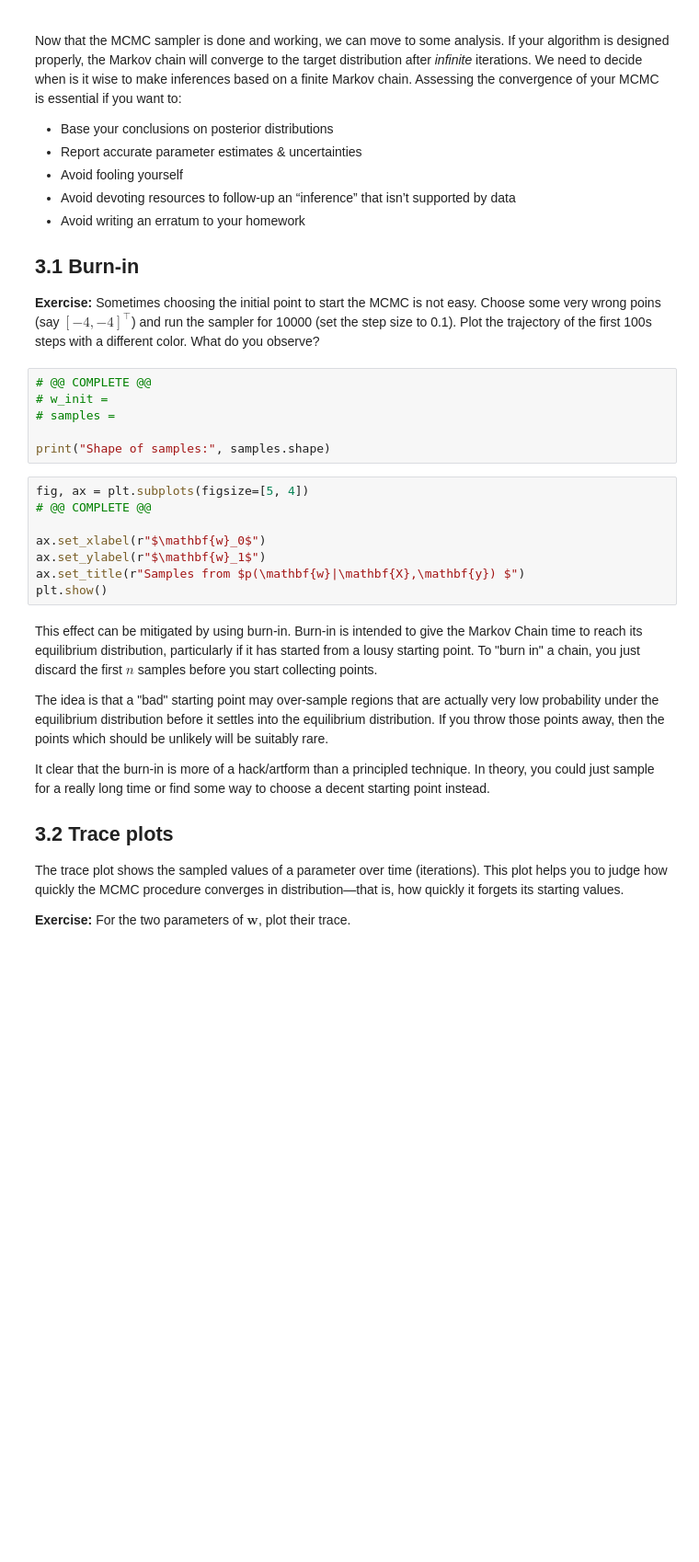
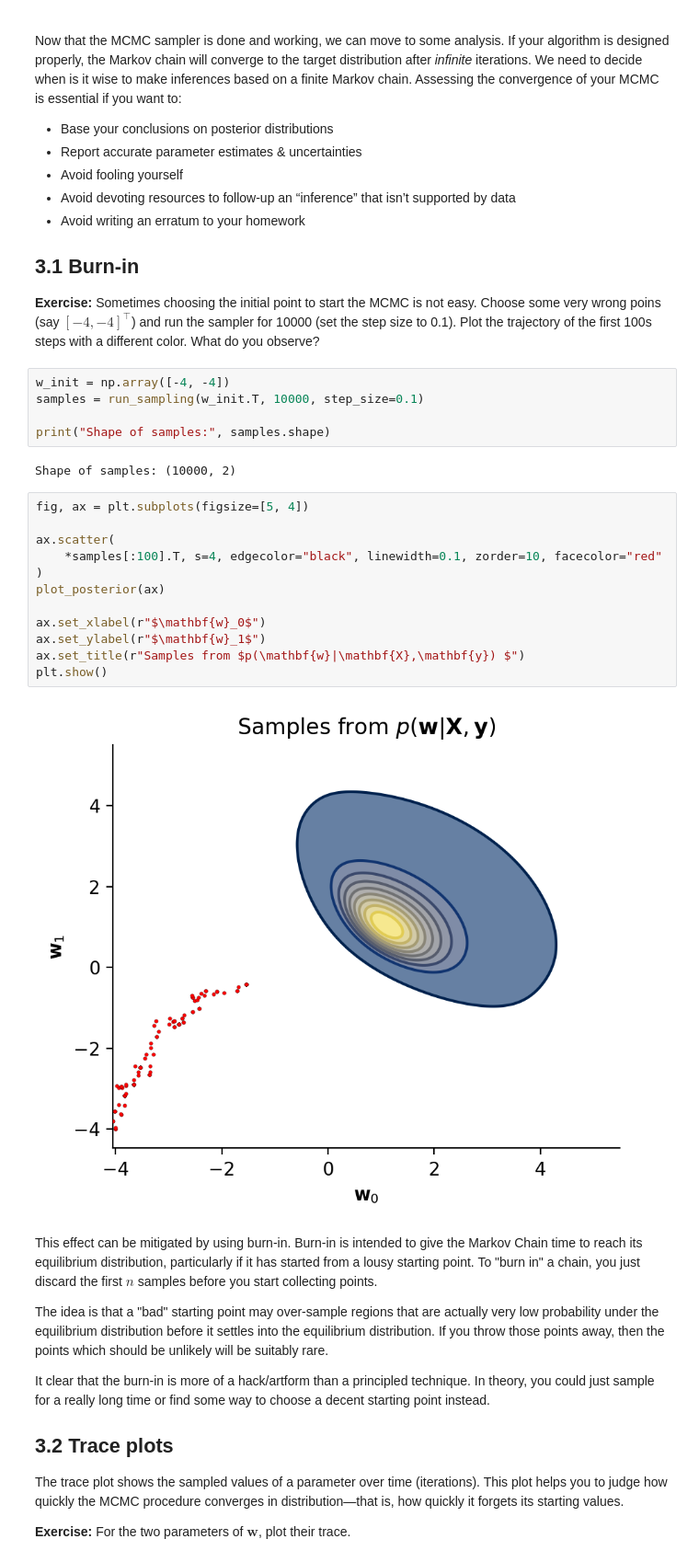
Before and after one commit to annalithell/asi-labs, a Jupyter notebook: lab_week2/Bayesian_Logistic_Regression_MCMC.ipynb, the cells around one changed output. Shown at 92% size. Cells and saved outputs as stored; diff of their text form; blank space fills up the shorter version.

```diff
--- a/lab_week2/Bayesian_Logistic_Regression_MCMC.ipynb
+++ b/lab_week2/Bayesian_Logistic_Regression_MCMC.ipynb
@@ -273,19 +273,26 @@ Assessing the convergence of your MCMC is essential if you want to:
 Sometimes choosing the initial point to start the MCMC is not easy. Choose some very wrong poins (say $[-4, -4]^\top$) and run the sampler for 10000 (set the step size to 0.1).
 Plot the trajectory of the first 100s steps with a different color. What do you observe?
 # %%
-# @@ COMPLETE @@
-# w_init =
-# samples =
+w_init = np.array([-4, -4])
+samples = run_sampling(w_init.T, 10000, step_size=0.1)
 
 print("Shape of samples:", samples.shape)
+# %% [output]
+Shape of samples: (10000, 2)
 # %%
 fig, ax = plt.subplots(figsize=[5, 4])
-# @@ COMPLETE @@
+
+ax.scatter(
+    *samples[:100].T, s=4, edgecolor="black", linewidth=0.1, zorder=10, facecolor="red"
+)
+plot_posterior(ax)
 
 ax.set_xlabel(r"$\mathbf{w}_0$")
 ax.set_ylabel(r"$\mathbf{w}_1$")
 ax.set_title(r"Samples from $p(\mathbf{w}|\mathbf{X},\mathbf{y}) $")
 plt.show()
+# %% [output]
+[figure, added]
 # %% [markdown]
 This effect can be mitigated by using burn-in.
 Burn-in is intended to give the Markov Chain time to reach its equilibrium distribution, particularly if it has started from a lousy starting point. To "burn in" a chain, you just discard the first $n$ samples before you start collecting points.
```
Also changed, not shown: parts of 11 cells of this notebook.
